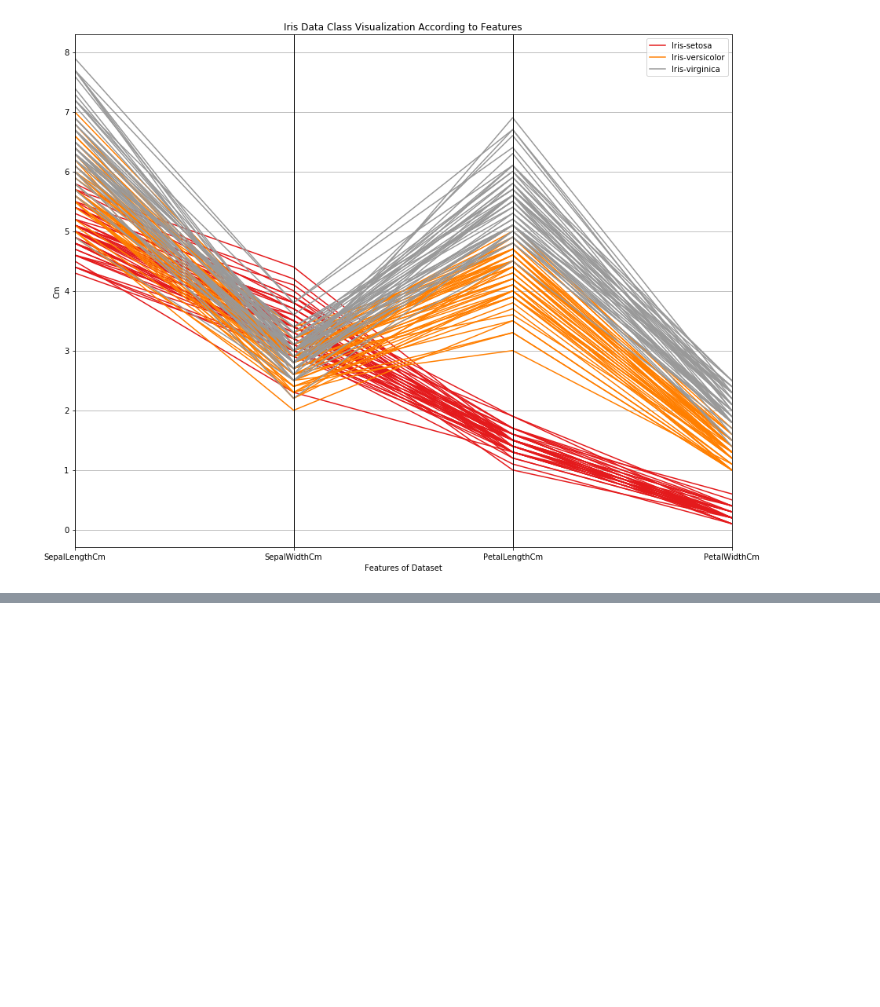
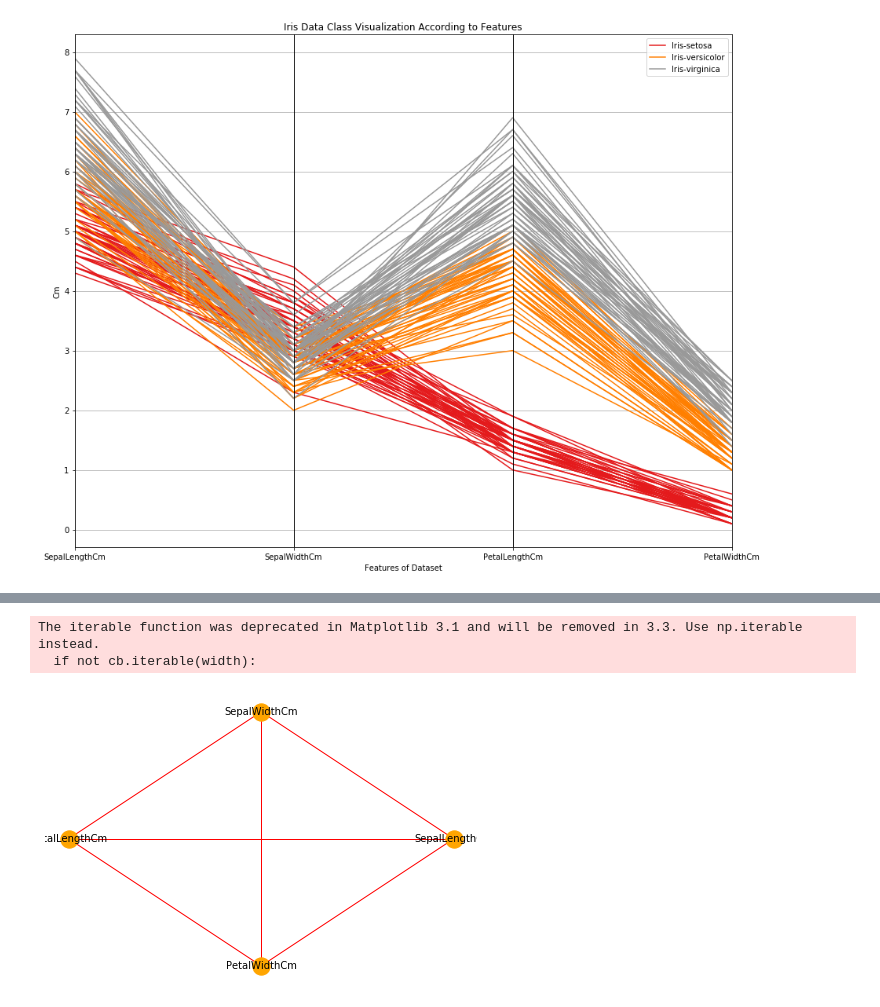
Before and after one commit to bevirgen/Data-Science---Artificial-Intelligence, a Jupyter notebook: Visualization/4. Rare Used Visualization Tools/rareusedvisexample.ipynb, the cells around one changed output, grey strips where cells are left out. Drawn from its saved outputs; the diff is of its cells as text; code cells hidden in the pictures; blank space fills up the shorter version.

```diff
--- a/Visualization/4. Rare Used Visualization Tools/rareusedvisexample.ipynb
+++ b/Visualization/4. Rare Used Visualization Tools/rareusedvisexample.ipynb
@@ -32,3 +37,6 @@ plt.savefig('graph.png')
 plt.show()
 # %% [output]
 [figure]
+# %%
+corr = data.iloc[:, 0:4].corr()
+corr
@@ -34,0 +49,13 @@ plt.show()
+# %%
+# Network Charts
+links = corr.stack().reset_index()
+links.columns = ['var1','var2','value']
+threshold = -1
+links_filtered = links.loc[(links['value'] >= threshold) & (links['var1'] != links['var2'])]
+G = nx.from_pandas_edgelist(links_filtered, source='var1', target='var2', edge_attr=None, create_using=None)
+nx.draw_circular(G, with_labels=True, node_color='orange', node_size=300, edge_color='red', linewidths=1, font_size = 10)
+plt.show()
+# %% [output]
+The iterable function was deprecated in Matplotlib 3.1 and will be removed in 3.3. Use np.iterable instead.
+  if not cb.iterable(width):
+[figure, added]
```
Also changed, not shown: parts of 8 cells of this notebook.
